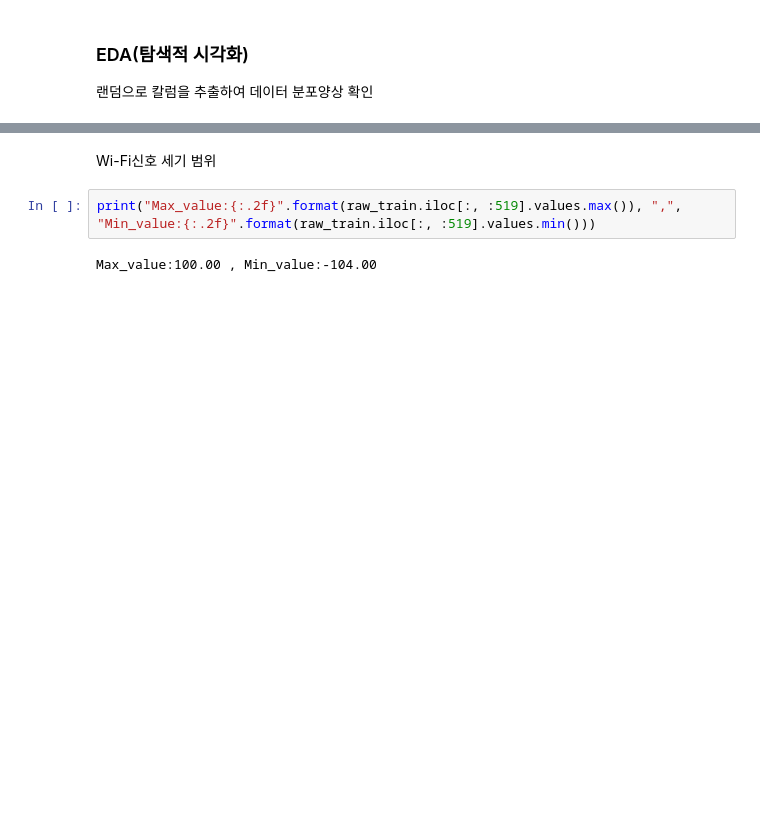
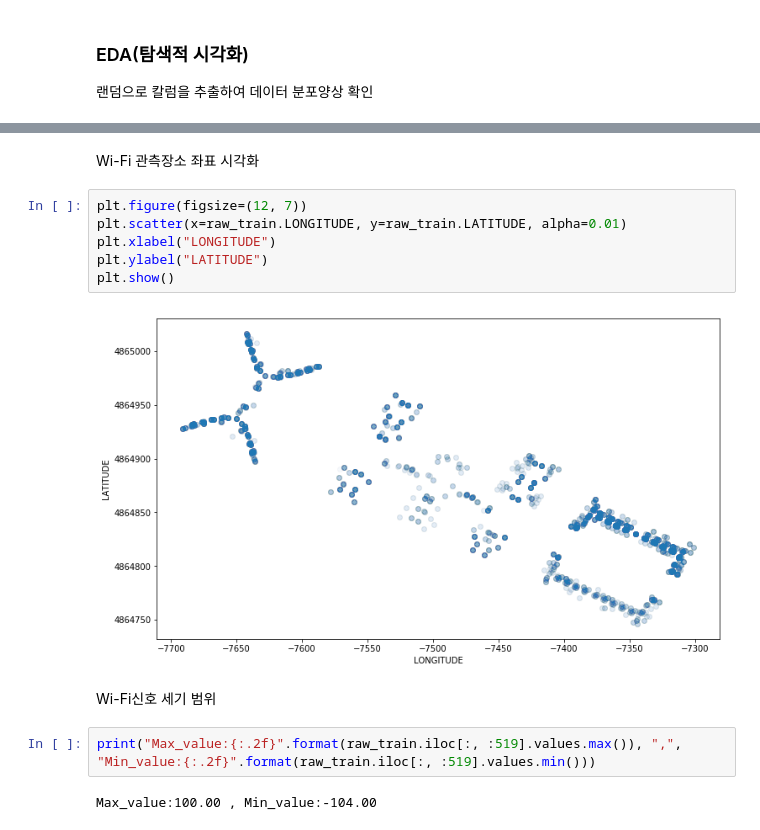
Before and after one commit to JeehunPark/DS, a Jupyter notebook: Python/Wifi/Wifi_locale.ipynb, the cells around one changed output, grey strips where cells are left out. Cells and saved outputs as stored; diff of their text form; blank space fills up the shorter version.

```diff
--- a/Python/Wifi/Wifi_locale.ipynb
+++ b/Python/Wifi/Wifi_locale.ipynb
@@ -117,6 +117,16 @@ plt.title("WIFI Fingerprint" + " _ " + select.name)
 plt.show()
 # %% [output]
 [figure]
+# %% [markdown]
+Wi-Fi 관측장소 좌표 시각화
+# %%
+plt.figure(figsize=(12, 7))
+plt.scatter(x=raw_train.LONGITUDE, y=raw_train.LATITUDE, alpha=0.01)
+plt.xlabel("LONGITUDE")
+plt.ylabel("LATITUDE")
+plt.show()
+# %% [output]
+[figure, added]
 # %% [markdown]
 Wi-Fi신호 세기 범위
 # %%
```
Also changed, not shown: parts of 19 cells of this notebook.
